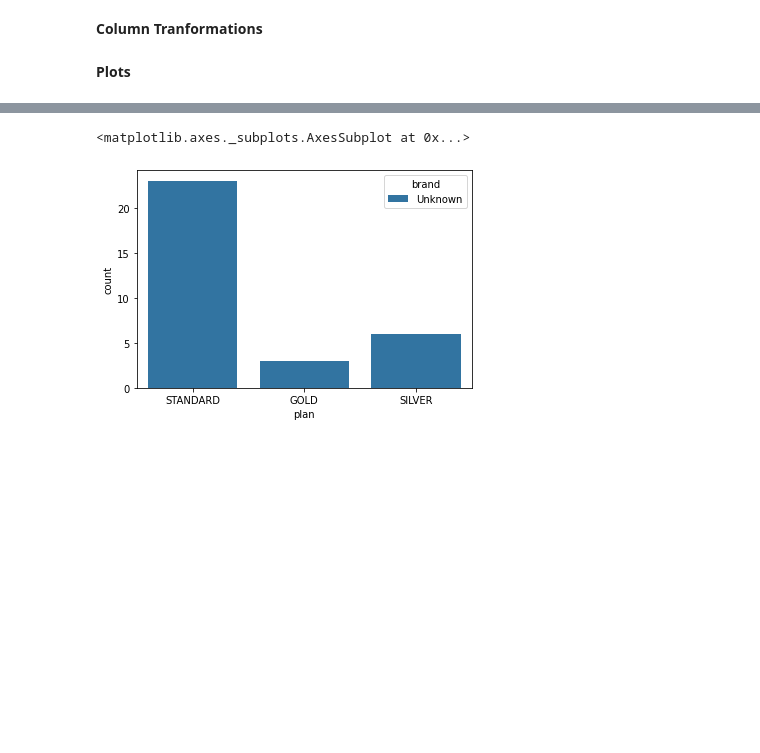
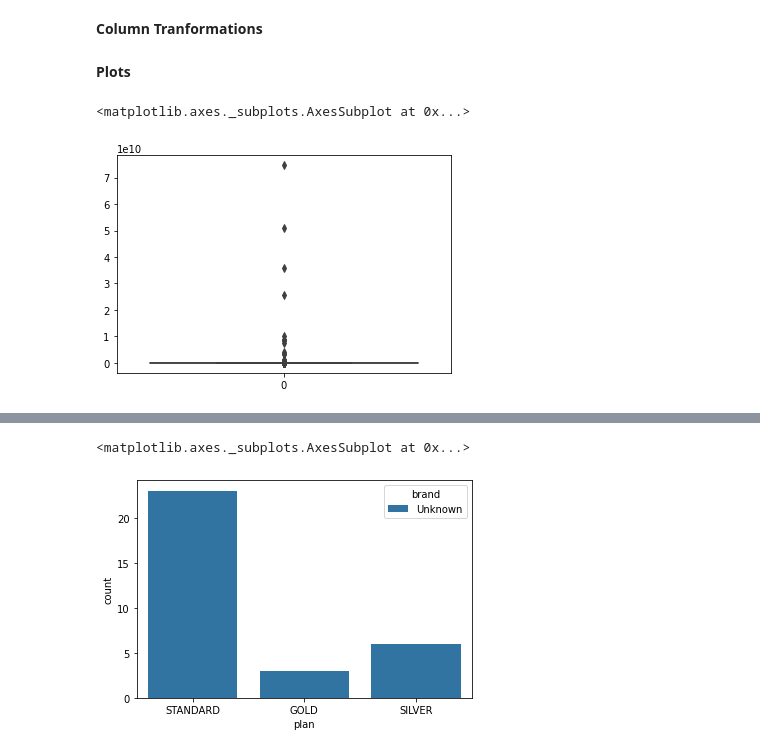
Before and after one commit to KosmadakisNikolaos/churn-detection, a Jupyter notebook: to_pasxalis_with_love.ipynb, the cells around one changed output, grey strips where cells are left out. Drawn from its saved outputs; the diff is of its cells as text; code cells hidden in the pictures; blank space fills up the shorter version.

```diff
--- a/to_pasxalis_with_love.ipynb
+++ b/to_pasxalis_with_love.ipynb
@@ -32,7 +32,7 @@ data = data.rename(columns={"created_date_x": "user_created_date", "created_date
 # %% [markdown]
 **Removing unnecessary columns**
 # %%
-data = data.drop(['city', 'attributes_notifications_marketing_push', 'attributes_notifications_marketing_email', 'num_successful_referrals', 'ea_merchant_mcc', 'ea_merchant_city', 'ea_merchant_country',], axis=1)
+data = data.drop(['city', 'attributes_notifications_marketing_push', 'attributes_notifications_marketing_email', 'num_successful_referrals', 'ea_merchant_mcc', 'ea_merchant_city', 'ea_merchant_country', 'num_referrals'], axis=1)
 # %% [markdown]
 **Column Tranformations**
 # %%
@@ -41,6 +41,9 @@ data['plan'] = data['plan'].map(plan_)
 # %%
 currency_ = {'AED' : 0, 'SEK' : 0, 'AUD' : 0, 'GBP' : 0, 'ETH' : 1, 'RUB' : 0, 'CHF' : 0, 'HRK' : 0, 'LTC' : 1, 'MAD' : 0, 'BTC' : 1, 'NZD' : 0, 'JPY' : 0, 'ILS' : 0, 'QAR' : 0, 'MXN' : 0, 'DKK' : 0, 'SGD' : 0, 'ZAR' : 0, 'BGN' : 0, 'USD' : 0, 'INR' : 0, 'THB' : 0, 'RON' : 0, 'HUF' : 0, 'TRY' : 0, 'XRP' : 1, 'PLN' : 0, 'EUR' : 0, 'BCH' : 1, 'CZK' : 0, 'CAD' : 0, 'NOK' : 0, 'HKD' : 0, 'SAR' : 0}
 data['transactions_currency'] = data['transactions_currency'].map(currency_)
+# %%
+currency_ = {'FAILED': 0, 'DECLINED': 0, 'COMPLETED': 1, 'REVERTED': 0, 'PENDING': 0, 'CANCELLED': 0}
+data['transactions_state'] = data['transactions_state'].map(currency_)
 # %% [markdown]
 **Plots**
 # %%
@@ -48,3 +51,8 @@ import seaborn as sns
 import matplotlib.pyplot as plt
 
 %matplotlib inline
+# %%
+sns.boxplot(data=data["amount_usd"])
+# %% [output]
+<matplotlib.axes._subplots.AxesSubplot at 0x...>
+[figure, added]
```
Also changed, not shown: parts of 15 cells of this notebook, 1 other file.
